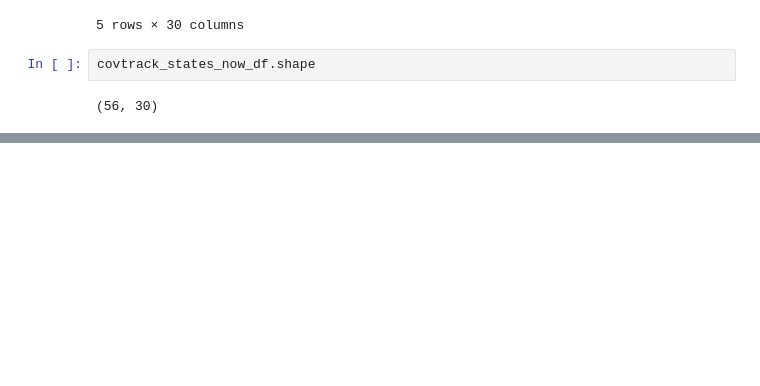
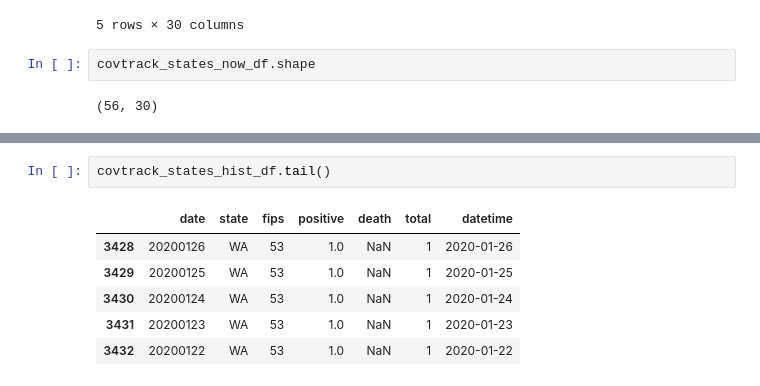
Before and after one commit to katkim0307/COVID-19_Response_Comparison, a Jupyter notebook: us_cov19_data.ipynb, the cells around one changed output, grey strips where cells are left out. Saved outputs shown, nothing was run; the diff lists cells and outputs as text; blank space fills up the shorter version.

```diff
--- a/us_cov19_data.ipynb
+++ b/us_cov19_data.ipynb
@@ -306,0 +312,9 @@ memory usage: 674.7+ KB
+# %%
+covtrack_states_hist_df.tail()
+# %% [output]
+|  | date | state | fips | positive | death | total | datetime |
+| 3428 | 20200126 | WA | 53 | 1.0 | NaN | 1 | 2020-01-26 |
+| 3429 | 20200125 | WA | 53 | 1.0 | NaN | 1 | 2020-01-25 |
+| 3430 | 20200124 | WA | 53 | 1.0 | NaN | 1 | 2020-01-24 |
+| 3431 | 20200123 | WA | 53 | 1.0 | NaN | 1 | 2020-01-23 |
+| 3432 | 20200122 | WA | 53 | 1.0 | NaN | 1 | 2020-01-22 |
```
Also changed, not shown: parts of 18 cells of this notebook, 3 other files.
